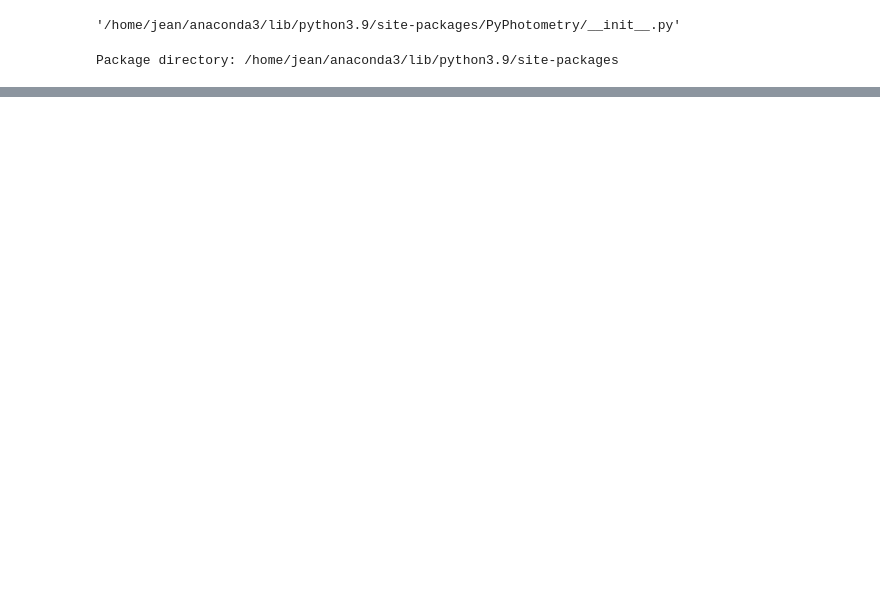
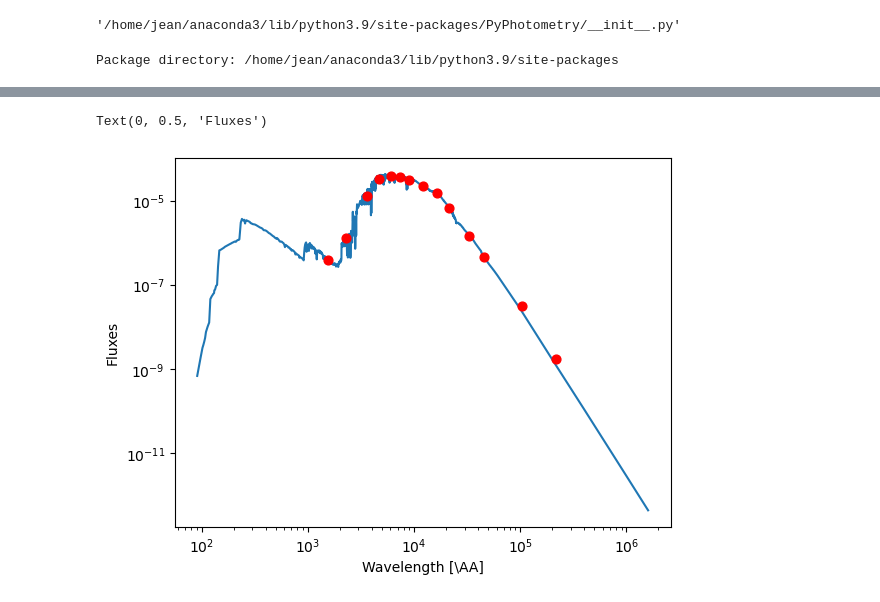
Before and after one commit to neutrinomuon/PyPhotometry, a Jupyter notebook: tutorials/PyPhotometry - Example 1.ipynb, the cells around one changed output, grey strips where cells are left out. Cells and saved outputs as stored; diff of their text form; code cells hidden in the pictures; blank space fills up the shorter version.

```diff
--- a/tutorials/PyPhotometry - Example 1.ipynb
+++ b/tutorials/PyPhotometry - Example 1.ipynb
@@ -169,0 +172,21 @@ database_filters.plotfilter()
+# %%
+# Read BC03 template
+path = package_dist.location + '/' + package_name + '/data/templates/'
+
+print(path)
+
+n__spec =  'bc2003_hr_m62_chab_ssp_160.spec'
+datafile = open(path + n__spec, 'r')
+readfile = datafile.readlines()
+datafile.close()
+
+l = []
+b = []
+for i in readfile:
+    if i.split()[0] != '#':
+        l.append(i.split()[0])
+        b.append(i.split()[1])
+
+l = np.array(l, dtype=float)
+b = np.array(b, dtype=float)
+# Read BC03 template
@@ -169,0 +210,12 @@ database_filters.plotfilter()
+# %%
+# Quick test of photometric properties
+plt.plot(l,b)
+plt.scatter(database_filters.lamb_eff,database_filters.photflux,s=40,color='red',zorder=2)
+plt.xscale('log')
+plt.yscale('log')
+
+plt.xlabel(r"Wavelength [\AA]")
+plt.ylabel(r"Fluxes")
+# %% [output]
+Text(0, 0.5, 'Fluxes')
+[figure, added]
```
Also changed, not shown: parts of 7 cells of this notebook, 55 other files.
